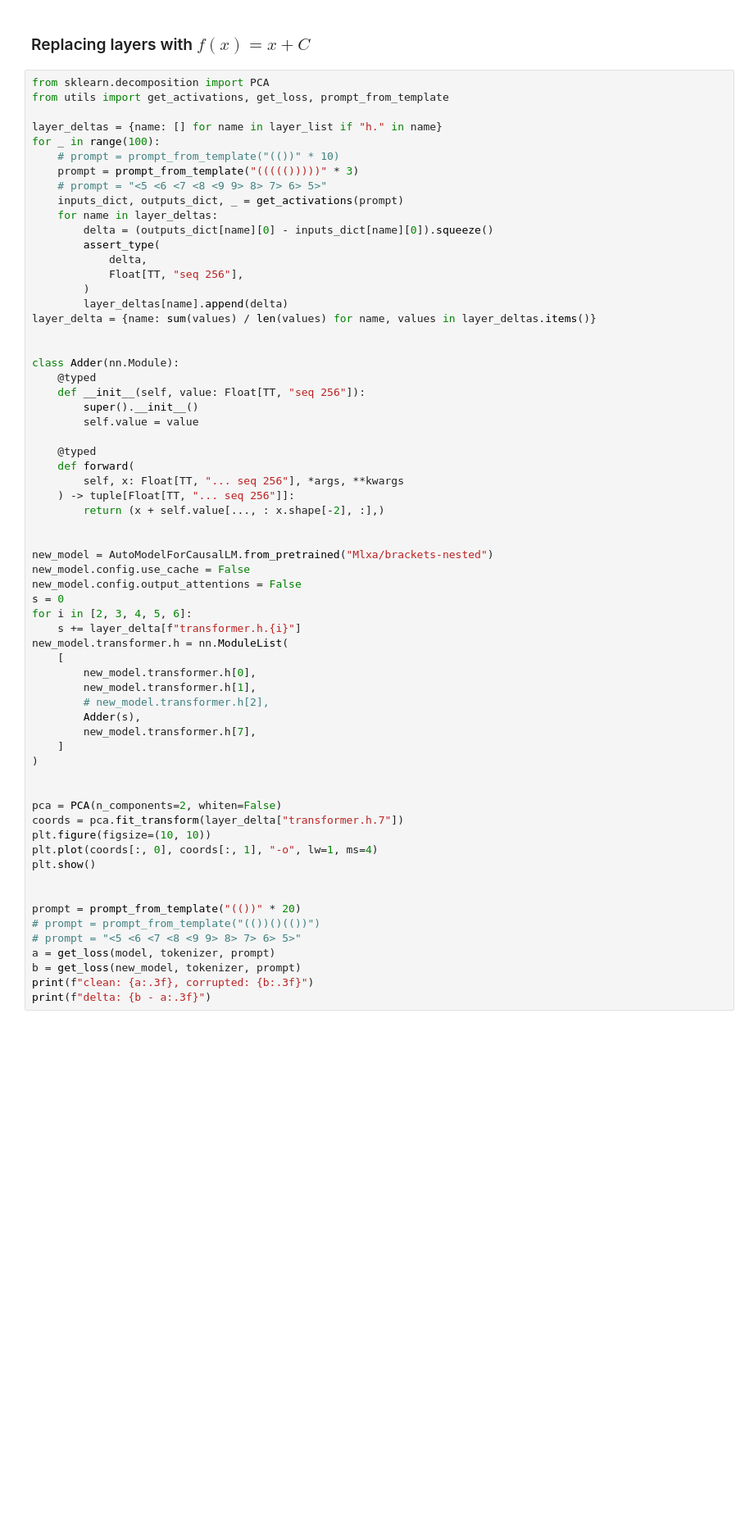
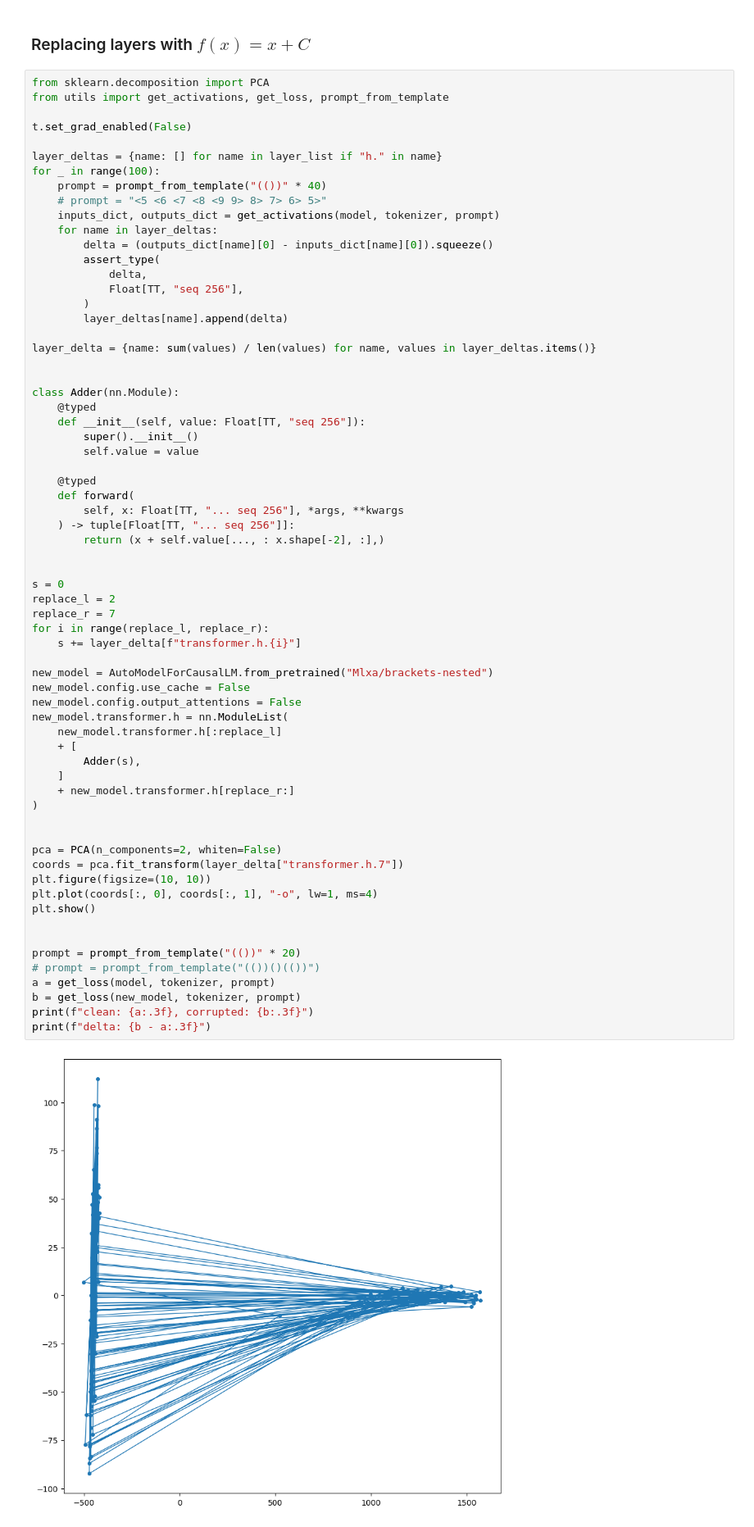
Before and after one commit to msh2481/LanguageTransfer, a Jupyter notebook: patching.ipynb, the cells around one changed output. Shown at 82% size. Saved outputs shown, nothing was run; the diff lists cells and outputs as text; blank space fills up the shorter version.

Commit message:
Layerwise measurements

```diff
--- a/patching.ipynb
+++ b/patching.ipynb
@@ -109,12 +108,13 @@ nx.draw(G, with_labels=True, pos=nx.shell_layout(G), width=weights, **options)
 from sklearn.decomposition import PCA
 from utils import get_activations, get_loss, prompt_from_template
 
+t.set_grad_enabled(False)
+
 layer_deltas = {name: [] for name in layer_list if "h." in name}
 for _ in range(100):
-    # prompt = prompt_from_template("(())" * 10)
-    prompt = prompt_from_template("((((()))))" * 3)
+    prompt = prompt_from_template("(())" * 40)
     # prompt = "<5 <6 <7 <8 <9 9> 8> 7> 6> 5>"
-    inputs_dict, outputs_dict, _ = get_activations(prompt)
+    inputs_dict, outputs_dict = get_activations(model, tokenizer, prompt)
     for name in layer_deltas:
         delta = (outputs_dict[name][0] - inputs_dict[name][0]).squeeze()
         assert_type(
@@ -122,6 +122,7 @@ for _ in range(100):
             Float[TT, "seq 256"],
         )
         layer_deltas[name].append(delta)
+
 layer_delta = {name: sum(values) / len(values) for name, values in layer_deltas.items()}
 
 
@@ -134,39 +135,40 @@ class Adder(nn.Module):
     @typed
     def forward(
         self, x: Float[TT, "... seq 256"], *args, **kwargs
     ) -> tuple[Float[TT, "... seq 256"]]:
         return (x + self.value[..., : x.shape[-2], :],)
 
 
+s = 0
+replace_l = 2
+replace_r = 7
+for i in range(replace_l, replace_r):
+    s += layer_delta[f"transformer.h.{i}"]
+
 new_model = AutoModelForCausalLM.from_pretrained("Mlxa/brackets-nested")
 new_model.config.use_cache = False
 new_model.config.output_attentions = False
-s = 0
-for i in [2, 3, 4, 5, 6]:
-    s += layer_delta[f"transformer.h.{i}"]
 new_model.transformer.h = nn.ModuleList(
-    [
-        new_model.transformer.h[0],
-        new_model.transformer.h[1],
-        # new_model.transformer.h[2],
+    new_model.transformer.h[:replace_l]
+    + [
         Adder(s),
-        new_model.transformer.h[7],
     ]
+    + new_model.transformer.h[replace_r:]
 )
 
 
 pca = PCA(n_components=2, whiten=False)
 coords = pca.fit_transform(layer_delta["transformer.h.7"])
 plt.figure(figsize=(10, 10))
 plt.plot(coords[:, 0], coords[:, 1], "-o", lw=1, ms=4)
 plt.show()
 
 
 prompt = prompt_from_template("(())" * 20)
 # prompt = prompt_from_template("(())()(())")
-# prompt = "<5 <6 <7 <8 <9 9> 8> 7> 6> 5>"
 a = get_loss(model, tokenizer, prompt)
 b = get_loss(new_model, tokenizer, prompt)
 print(f"clean: {a:.3f}, corrupted: {b:.3f}")
 print(f"delta: {b - a:.3f}")
 # %% [output]
+[figure, added]
```
Also changed, not shown: parts of 4 cells of this notebook, 1 other file.
